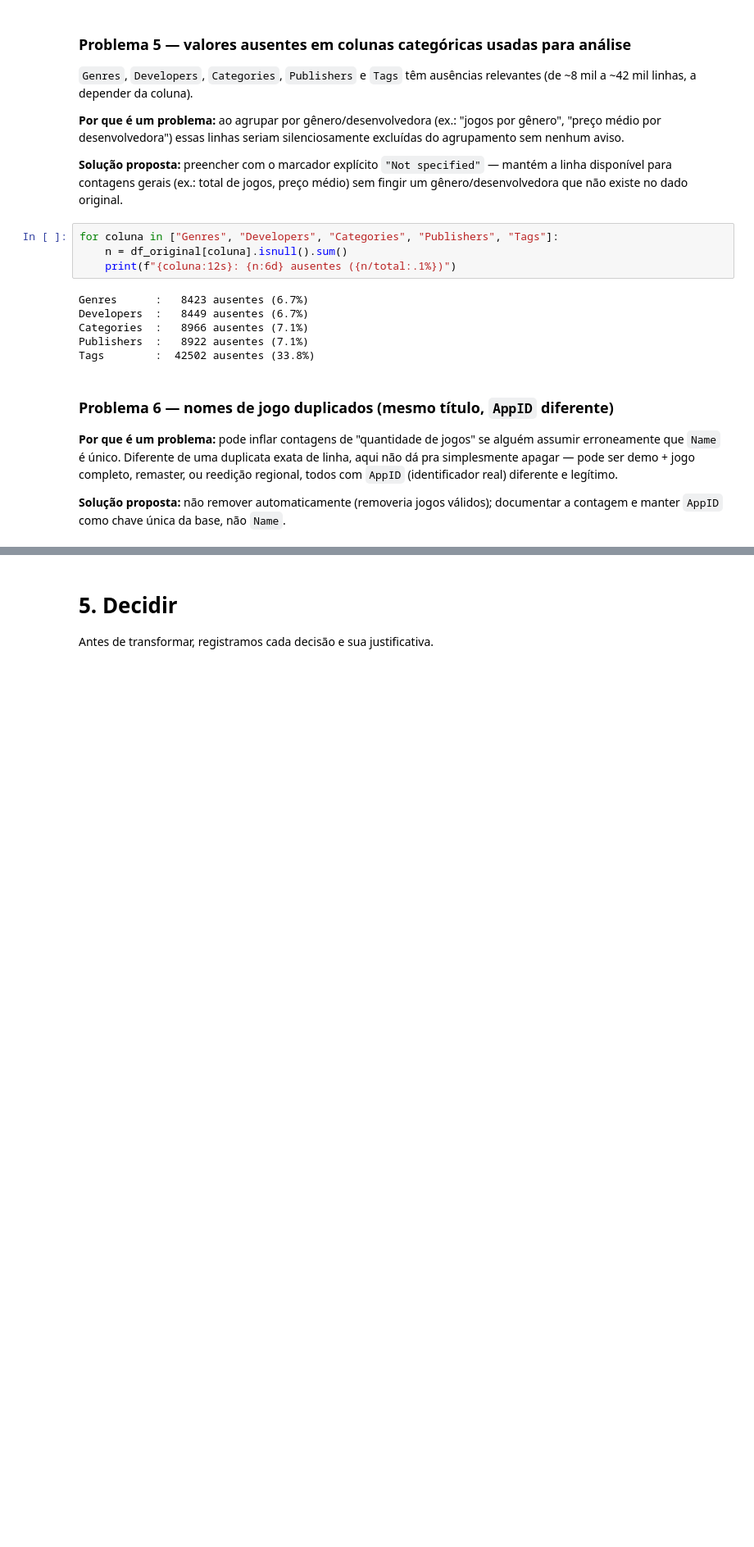
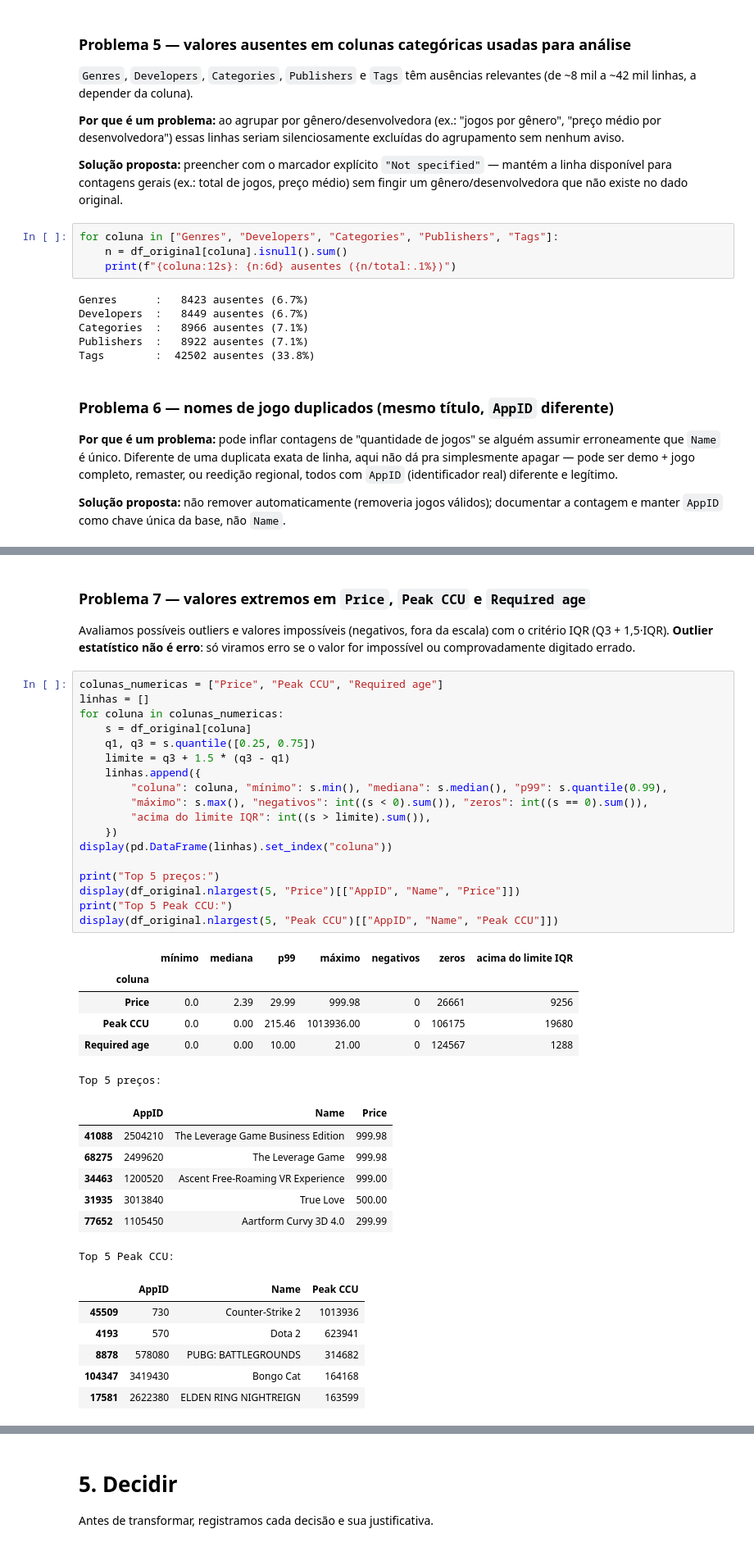
Before and after one commit to LucasStop/pjbl-steam-analytics, a Jupyter notebook: Notebooks/01_inspect_prepare.ipynb, the cells around one changed output, grey strips where cells are left out. Shown at 82% size. Drawn from its saved outputs; the diff is of its cells as text; blank space fills up the shorter version.

```diff
--- a/Notebooks/01_inspect_prepare.ipynb
+++ b/Notebooks/01_inspect_prepare.ipynb
@@ -370,0 +391,42 @@ Exemplo de títulos repetidos com AppID diferente:
+# %% [markdown]
+### Problema 7 — valores extremos em `Price`, `Peak CCU` e `Required age`
+
+Avaliamos possíveis outliers e valores impossíveis (negativos, fora da escala) com o critério IQR (Q3 + 1,5·IQR). **Outlier estatístico não é erro**: só viramos erro se o valor for impossível ou comprovadamente digitado errado.
+# %%
+colunas_numericas = ["Price", "Peak CCU", "Required age"]
+linhas = []
+for coluna in colunas_numericas:
+    s = df_original[coluna]
+    q1, q3 = s.quantile([0.25, 0.75])
+    limite = q3 + 1.5 * (q3 - q1)
+    linhas.append({
+        "coluna": coluna, "mínimo": s.min(), "mediana": s.median(), "p99": s.quantile(0.99),
+        "máximo": s.max(), "negativos": int((s < 0).sum()), "zeros": int((s == 0).sum()),
+        "acima do limite IQR": int((s > limite).sum()),
+    })
+display(pd.DataFrame(linhas).set_index("coluna"))
+
+print("Top 5 preços:")
+display(df_original.nlargest(5, "Price")[["AppID", "Name", "Price"]])
+print("Top 5 Peak CCU:")
+display(df_original.nlargest(5, "Peak CCU")[["AppID", "Name", "Peak CCU"]])
+# %% [output]
+|  | mínimo | mediana | p99 | máximo | negativos | zeros | acima do limite IQR |
+| coluna |  |  |  |  |  |  |  |
+| Price | 0.0 | 2.39 | 29.99 | 999.98 | 0 | 26661 | 9256 |
+| Peak CCU | 0.0 | 0.00 | 215.46 | 1013936.00 | 0 | 106175 | 19680 |
+| Required age | 0.0 | 0.00 | 10.00 | 21.00 | 0 | 124567 | 1288 |
+Top 5 preços:
+|  | AppID | Name | Price |
+| 41088 | 2504210 | The Leverage Game Business Edition | 999.98 |
+| 68275 | 2499620 | The Leverage Game | 999.98 |
+| 34463 | 1200520 | Ascent Free-Roaming VR Experience | 999.00 |
+| 31935 | 3013840 | True Love | 500.00 |
+| 77652 | 1105450 | Aartform Curvy 3D 4.0 | 299.99 |
+Top 5 Peak CCU:
+|  | AppID | Name | Peak CCU |
+| 45509 | 730 | Counter-Strike 2 | 1013936 |
+| 4193 | 570 | Dota 2 | 623941 |
+| 8878 | 578080 | PUBG: BATTLEGROUNDS | 314682 |
+| 104347 | 3419430 | Bongo Cat | 164168 |
+| 17581 | 2622380 | ELDEN RING NIGHTREIGN | 163599 |
```
Also changed, not shown: parts of 11 cells of this notebook, 8 other files.
